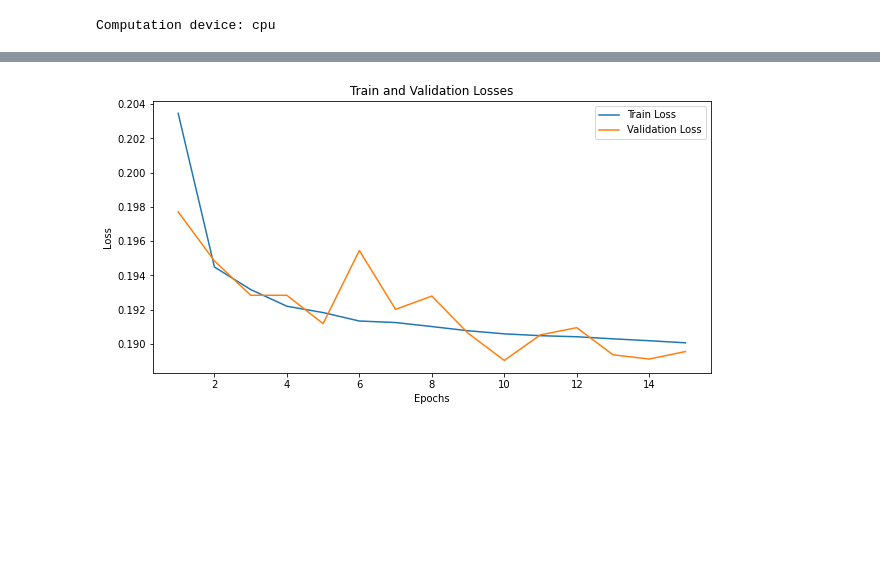
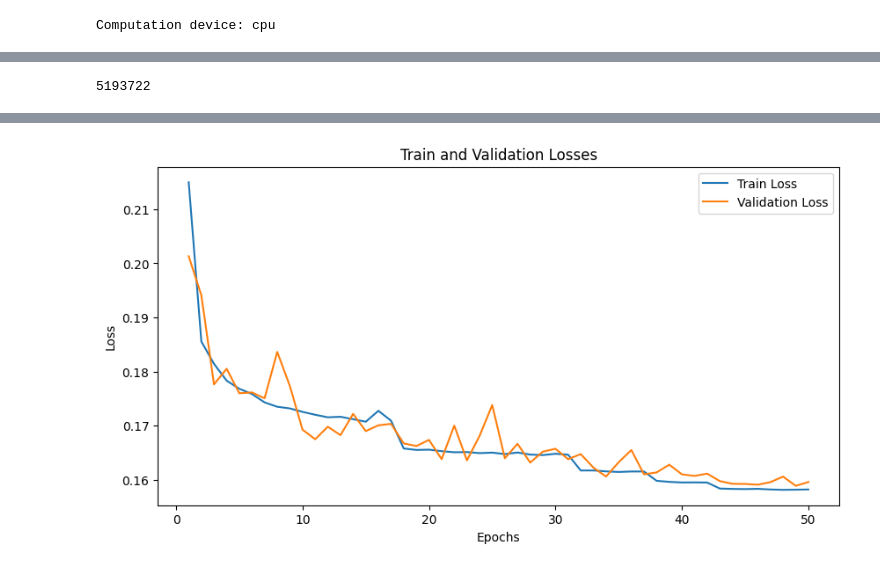
Before and after one commit to DanGodi/ExpPro, a Jupyter notebook: Notebooks/jecs_different_data.ipynb, the cells around one changed output, grey strips where cells are left out. Cells and saved outputs as stored; diff of their text form; code cells hidden in the pictures; blank space fills up the shorter version.

```diff
--- a/Notebooks/jecs_different_data.ipynb
+++ b/Notebooks/jecs_different_data.ipynb
@@ -24,5 +48,7 @@ Computation device: cpu
 # %%
-directory_path = '/Users/dan/Downloads/download'
+directory_path = '/Users/barakmargalit/Downloads/qcd'
 file_paths = [os.path.join(directory_path, file) for file in os.listdir(directory_path)]
+#filter ds_store file
+file_paths = [file for file in file_paths if 'DS_Store' not in file]
 file_paths
 # %% [output]
@@ -33,6 +68,5 @@ file_paths
 # %%
-fp = ['/Users/dan/Downloads/download/QCD_Pt-470to600_TuneZ2_7TeV_pythia6_merged.root','/Users/dan/Downloads/download/TTJets_MSDecays_central_TuneZ2_7TeV-madgraph-tauola_merged.root']
-
+fp = file_paths
 # Initialize empty NumPy arrays
 pts2 = np.empty((0,), dtype=np.float32)
 etas2 = np.empty((0,), dtype=np.float32)
@@ -52,0 +93,23 @@ for current_pts2, current_etas2, current_area2, current_npvs2, current_jecs2 in
+# %%
+
+bins = [(0,20,0.5),(20,30,0.15),(30,40,0.1),(40,75,0.4),(75,100,0.8),(100,150,0.6),(150,200,0.9)]
+# initial mask with true values
+current_mask = np.zeros(len(pts2), dtype=bool) == 0
+for a,b,r in bins:
+    mask = (pts2 >= a) & (pts2 < b)
+    current_mask = current_mask & (mask==0)
+    print(f"Number of jets with pT in the range [{a},{b}) GeV: {r*np.sum(mask)/1000000}M")
+    # just sample r percent of the true values of the mask
+    mask = mask & (np.random.rand(len(mask)) < r)
+    current_mask = current_mask | mask
+    print(f"Number of jets with pT in the range [{a},{b}) GeV after sampling: {np.sum(mask)/1000000}")
+
+# apply the mask
+
+
+current_mask = current_mask & (np.random.rand(len(current_mask)) < 0.05)
+pts2_masked = pts2[current_mask]
+etas2_masked = etas2[current_mask]
+area2_masked = area2[current_mask]
+npvs2_masked = npvs2[current_mask]
+jecs2_masked = jecs2[current_mask]
@@ -53,13 +147,18 @@ for current_pts2, current_etas2, current_area2, current_npvs2, current_jecs2 in
+# %%
+len(pts2_masked)
+# %% [output]
+5193722
 # %%
 importlib.reload(dataset)
 from dataset import JetEnergyCorrectionDataset
-jec_dataset = JetEnergyCorrectionDataset(pts2, etas2, area2, npvs2, jecs2)
+jec_dataset = JetEnergyCorrectionDataset(pts2_masked, etas2_masked, area2_masked, npvs2_masked, jecs2_masked)
 # %%
 import train_copy as train
 from j_model import ShallowMLP
 
+
 j_model = ShallowMLP()
 j_model.to(device)
 
-train.train(j_model, jec_dataset,num_epochs=15)
+train.train(j_model, jec_dataset,num_epochs=50)
 # %% [output]
@@ -83 +182 @@ Epoch 15/15, Train Loss: 0.190056710, Validation Loss: 0.189545549
-[figure, old version]
+[figure, new version]
```
Also changed, not shown: parts of 17 cells of this notebook, 4 other files.
